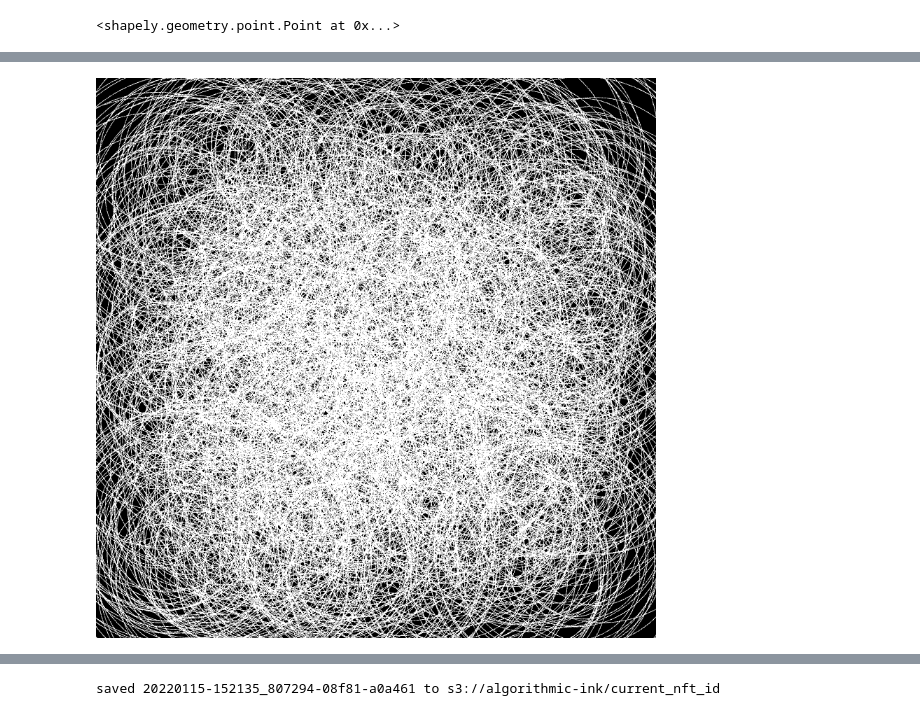
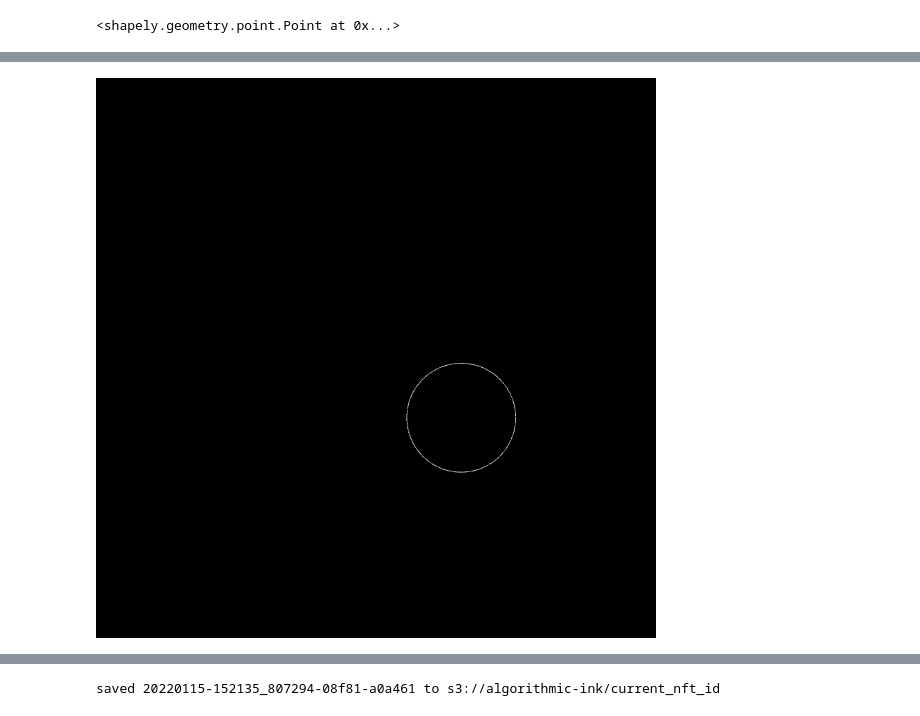
Before and after one commit to ANaka/genpen, a Jupyter notebook: scratch/066_diffvg_packing.ipynb, the cells around one changed output, grey strips where cells are left out. Cells and saved outputs as stored; diff of their text form; code cells hidden in the pictures.

```diff
--- a/scratch/066_diffvg_packing.ipynb
+++ b/scratch/066_diffvg_packing.ipynb
@@ -513,27 +517,27 @@ class CircleNet(nn.Module):
 # %%
-n_circles = 1500
+n_circles = 1
 rad_range = (0.1,450)
 x_range = (CANVAS_WIDTH*0.1, CANVAS_WIDTH*0.9)
 y_range = (CANVAS_HEIGHT*0.1, CANVAS_HEIGHT*0.9)
 
 xs = torch.rand(n_circles, 1) * (x_range[1] - x_range[0])  + x_range[0]
 ys = torch.rand(n_circles, 1) * (y_range[1] - y_range[0]) + y_range[0]
 init_centers = torch.cat([xs, ys], axis=1)
 
 init_radii = torch.rand(n_circles) * 200 + 1
 
 model = CircleNet(
     n_circles=n_circles,
     x_range=x_range,
     y_range=y_range,
     rad_range=rad_range,
     init_centers=init_centers,
     init_radii=init_radii,
 
  )
 model.initialize_weights()
 cc = model.forward()
 img = render_circles(cc)
 to_pil(img)
 # %% [output]
-[figure, old version]
+[figure, new version]
```
Also changed, not shown: parts of 6 cells of this notebook, 8 other files.
